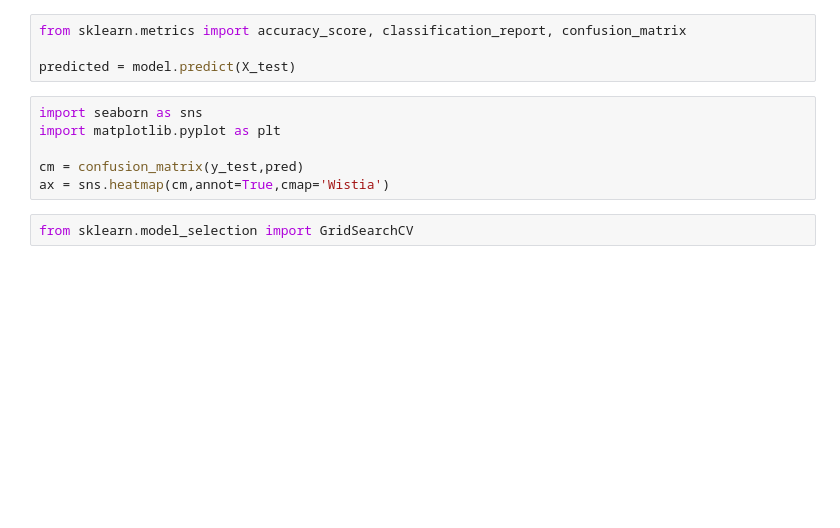
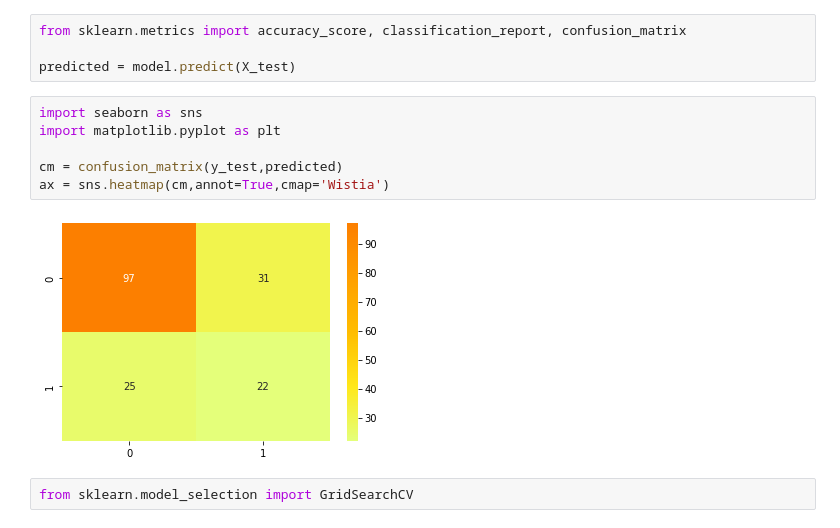
Before and after one commit to UvoChrollo/Pythonista, a Jupyter notebook: Notebook/Machine Learning/Machine Learning - Classification and Regression Tree.ipynb, the cells around one changed output. Cells and saved outputs as stored; diff of their text form; blank space fills up the shorter version.

```diff
--- a/Notebook/Machine Learning/Machine Learning - Classification and Regression Tree.ipynb
+++ b/Notebook/Machine Learning/Machine Learning - Classification and Regression Tree.ipynb
@@ -161,9 +166,11 @@ predicted = model.predict(X_test)
 # %%
 import seaborn as sns
 import matplotlib.pyplot as plt
 
-cm = confusion_matrix(y_test,pred)
+cm = confusion_matrix(y_test,predicted)
 ax = sns.heatmap(cm,annot=True,cmap='Wistia')
+# %% [output]
+[figure, added]
 # %%
 from sklearn.model_selection import GridSearchCV
 # %%
```
Also changed, not shown: parts of 4 cells of this notebook.
